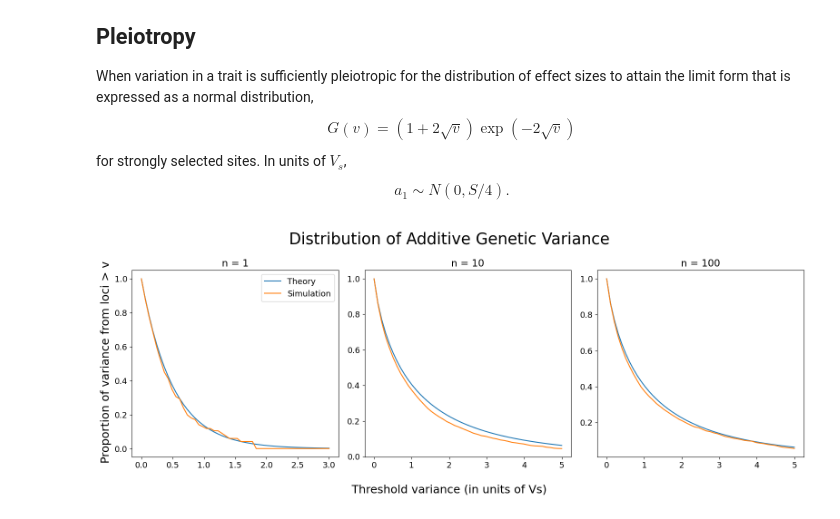
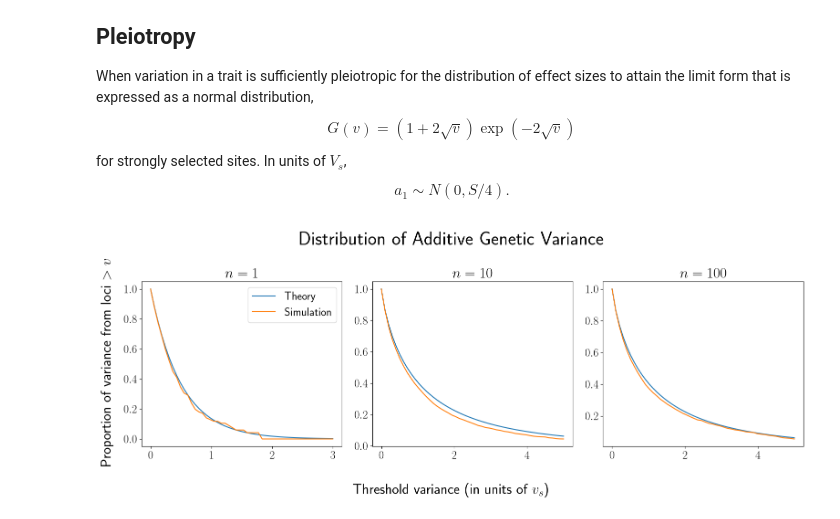
Before and after one commit to daikitag/ukb-simulation-paper, a Jupyter notebook: plot_codes/proportion_of_variance.ipynb, the cells around one changed output. Drawn from its saved outputs; the diff is of its cells as text; code cells hidden in the pictures.

```diff
--- a/plot_codes/proportion_of_variance.ipynb
+++ b/plot_codes/proportion_of_variance.ipynb
@@ -42,34 +42,35 @@ theoretical_pleiotropy = np.exp(-2 * np.sqrt(xaxis))*(1 + 2 * np.sqrt(xaxis))
 # These are files generated by using:
 # No pleiotropy - single_prop.py
 # Pleiotropy - multiple_prop.py
-n1_df = pd.read_csv("var_propseed_200_n_1_underdominance_popsize_1000_U_1_S_10_seed_25.csv")
-n10_df = pd.read_csv("var_propseed_1100_n_10_underdominance_popsize_1000_U_1_S_10_seed_25.csv")
-n100_df = pd.read_csv("var_propseed_2100_n_100_underdominance_popsize_1000_U_1_S_10_seed_25.csv")
+n1_df = pd.read_csv("data/var_propseed_200_n_1_underdominance_popsize_1000_U_1_S_10_seed_25.csv")
+n10_df = pd.read_csv("data/var_propseed_1100_n_10_underdominance_popsize_1000_U_1_S_10_seed_25.csv")
+n100_df = pd.read_csv("data/var_propseed_2100_n_100_underdominance_popsize_1000_U_1_S_10_seed_25.csv")
 # %%
 # Plot the results
-plt.rcParams.update({'font.size': 13})
+plt.rcParams['text.usetex'] = True
+plt.rcParams.update({'font.size': 18})
 fig, axs = plt.subplots(1,3, tight_layout=True, figsize=(16, 6))
 
 axs[0].plot(xaxis_single, theoretical_single, label="Theory")
 axs[0].plot(n1_df["xaxis"], n1_df["data"], label="Simulation")
-axs[0].set_title("n = 1")
+axs[0].set_title("$n = 1$", fontsize=23)
 axs[0].legend()
 
 axs[1].plot(xaxis, theoretical_pleiotropy, label="Theoretical")
 axs[1].plot(n10_df["xaxis"], n10_df["data"], label="Simulation")
-axs[1].set_title("n = 10")
+axs[1].set_title("$n = 10$", fontsize=23)
 
 axs[2].plot(xaxis, theoretical_pleiotropy, label="Theoretical")
 axs[2].plot(n100_df["xaxis"], n100_df["data"], label="Simulation")
-axs[2].set_title("n = 100")
+axs[2].set_title("$n = 100$", fontsize=23)
 
 
-fig.supylabel("Proportion of variance from loci > v", fontsize=18)
-fig.supxlabel("Threshold variance (in units of Vs)", fontsize=18)
-fig.suptitle("Distribution of Additive Genetic Variance", fontsize=25)
+fig.supylabel("Proportion of variance from loci $>v$", fontsize=23)
+fig.supxlabel("Threshold variance (in units of $v_s$)", fontsize=23)
+fig.suptitle("Distribution of Additive Genetic Variance", fontsize=30)
 
 plt.savefig("distribution_additive_genetic_variance.pdf")
 
 plt.show()
 # %% [output]
-[figure, old version]
+[figure, new version]
```
Also changed, not shown: 16 other files.
